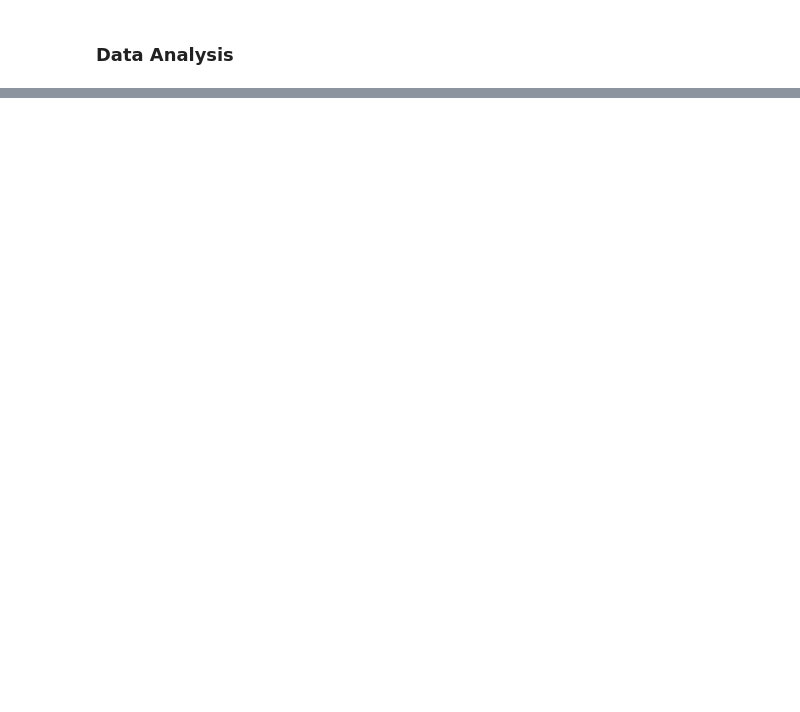
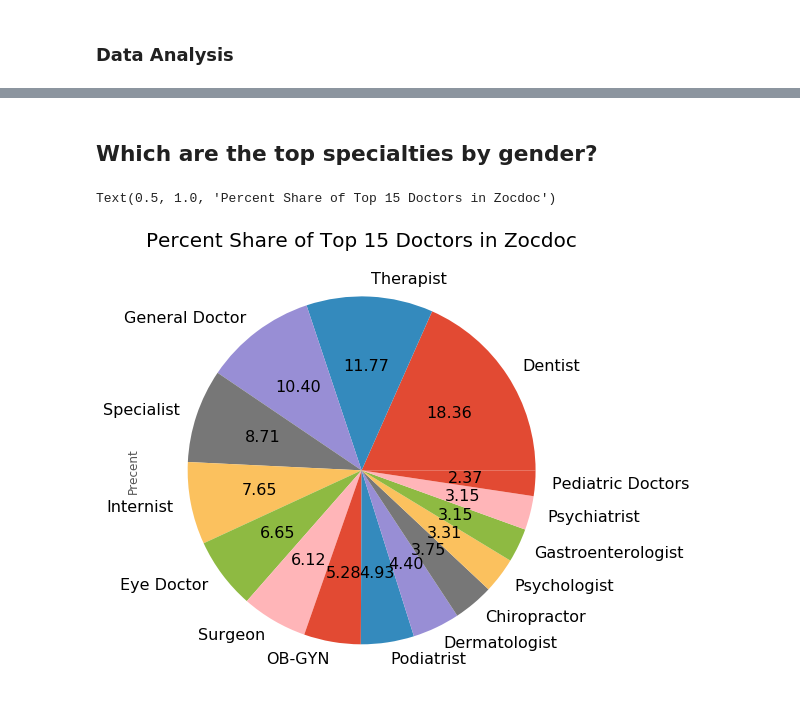
Before and after one commit to SubornaN/Web_Scrapping_Project, a Jupyter notebook: zocdocnyc/zocdocnyc_analysis.ipynb, the cells around one changed output, grey strips where cells are left out. Drawn from its saved outputs; the diff is of its cells as text; code cells hidden in the pictures; blank space fills up the shorter version.

```diff
--- a/zocdocnyc/zocdocnyc_analysis.ipynb
+++ b/zocdocnyc/zocdocnyc_analysis.ipynb
@@ -379,0 +174,12 @@ Text(0.5, 1.0, 'Doctors Offering Video Visits')
+# %% [markdown]
+## Which are the top specialties by gender?
+# %%
+plt.rcParams["figure.figsize"] = (10,8)
+top_5_doc = pd.DataFrame(df1.Specialties.value_counts().sort_values(ascending = False))
+top_5_doc = top_5_doc[:15]
+top_5_doc['Precent'] = (top_5_doc.Specialties*100)/top_5_doc.Specialties.sum()
+top_5_doc['Precent'].plot(kind='pie', autopct='%.2f', labels=top_5_doc.index, fontsize=16)
+plt.title('Percent Share of Top 15 Doctors in Zocdoc', fontsize = 20)
+# %% [output]
+Text(0.5, 1.0, 'Percent Share of Top 15 Doctors in Zocdoc')
+[figure, added]
```
Also changed, not shown: parts of 83 cells of this notebook, 3 other files.
